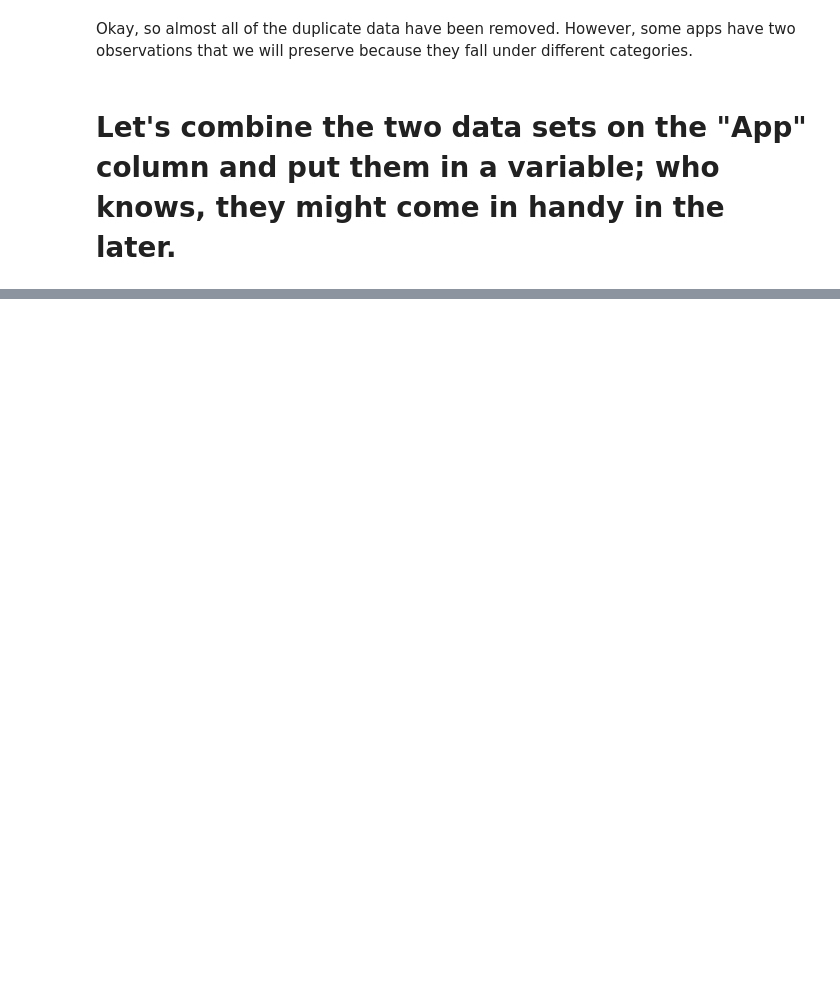
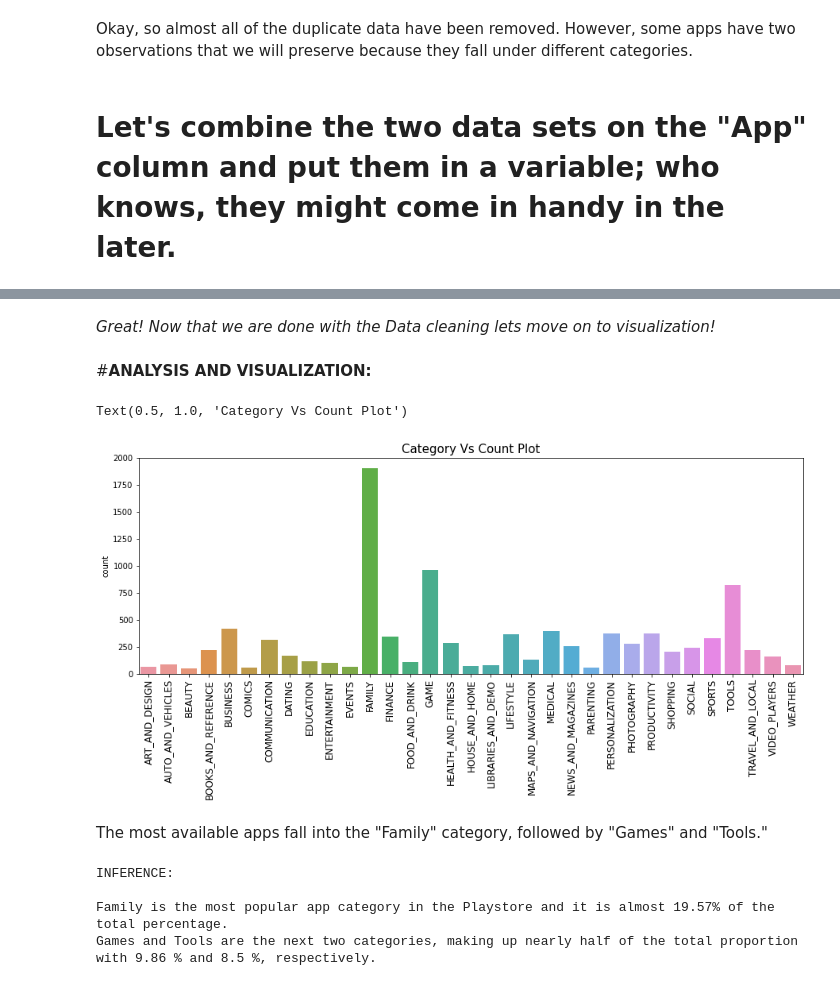
Before and after one commit to Malu2203/Play-Store-App-Review-Analysis, a Jupyter notebook: Play_Store_App_Review_Analysis_Capstone_Project.ipynb, the cells around one changed output, grey strips where cells are left out. Saved outputs shown, nothing was run; the diff lists cells and outputs as text; code cells hidden in the pictures; blank space fills up the shorter version.

```diff
--- a/Play_Store_App_Review_Analysis_Capstone_Project.ipynb
+++ b/Play_Store_App_Review_Analysis_Capstone_Project.ipynb
@@ -624,0 +628,28 @@ Okay, so almost all of the duplicate data have been removed. However, some apps
+# %% [markdown]
+*Great! Now that we are done with the Data cleaning lets move on to visualization!*
+# %% [markdown]
+#**ANALYSIS AND VISUALIZATION:**
+# %%
+#Let's See which category has the MAX number of Apps in the Playstore
+plt.figure(figsize=(15,5))
+plt.xticks(rotation = 90, fontsize=12)
+sns.countplot(sorted(playstore_df['Category']))
+plt.title('Category Vs Count Plot',fontsize =15)
+# %% [output]
+Text(0.5, 1.0, 'Category Vs Count Plot')
+[figure, added]
+# %% [markdown]
+The most available apps fall into the "Family" category, followed by "Games" and "Tools."
+# %%
+# Observation in terms of percentage
+f = round(len(playstore_df[playstore_df['Category'] == 'FAMILY'])/ len(playstore_df['Category'])*100,2) # family in percentage
+t = round(len(playstore_df[playstore_df['Category'] == 'TOOLS'])/ len(playstore_df['Category'])*100,2)  # tools in percentage
+g = round(len(playstore_df[playstore_df['Category'] == 'GAME'])/ len(playstore_df['Category'])*100,2)  # game in percentage
+print("INFERENCE: \n")
+print(f'Family is the most popular app category in the Playstore and it is almost {f}% of the total percentage.')
+print(f'Games and Tools are the next two categories, making up nearly half of the total proportion with {g} % and {t} %, respectively.')
+# %% [output]
+INFERENCE:
+
+Family is the most popular app category in the Playstore and it is almost 19.57% of the total percentage.
+Games and Tools are the next two categories, making up nearly half of the total proportion with 9.86 % and 8.5 %, respectively.
```
Also changed, not shown: parts of 41 cells of this notebook.
